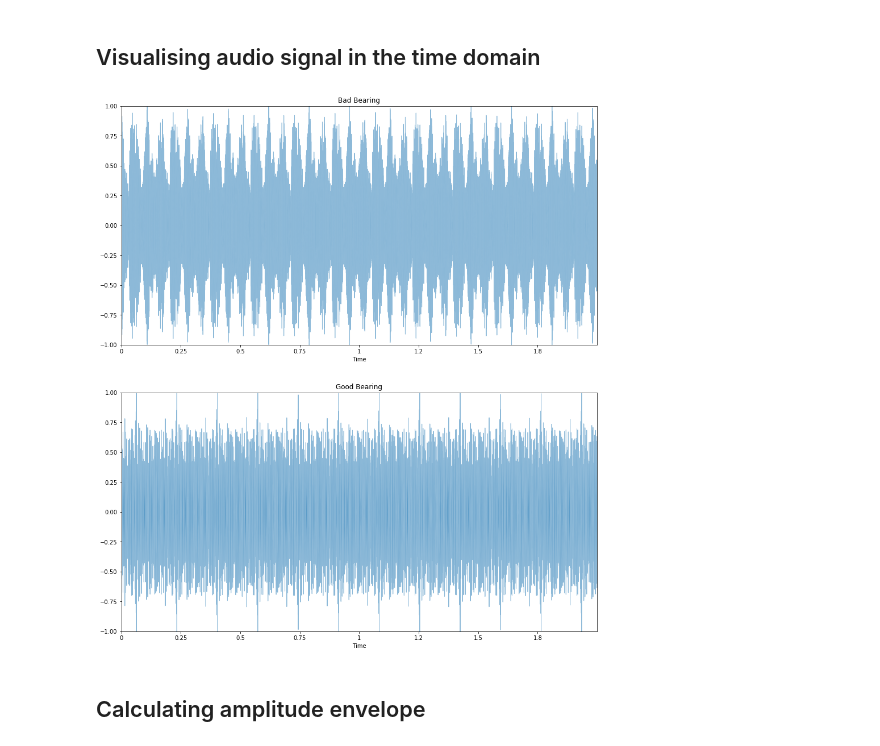
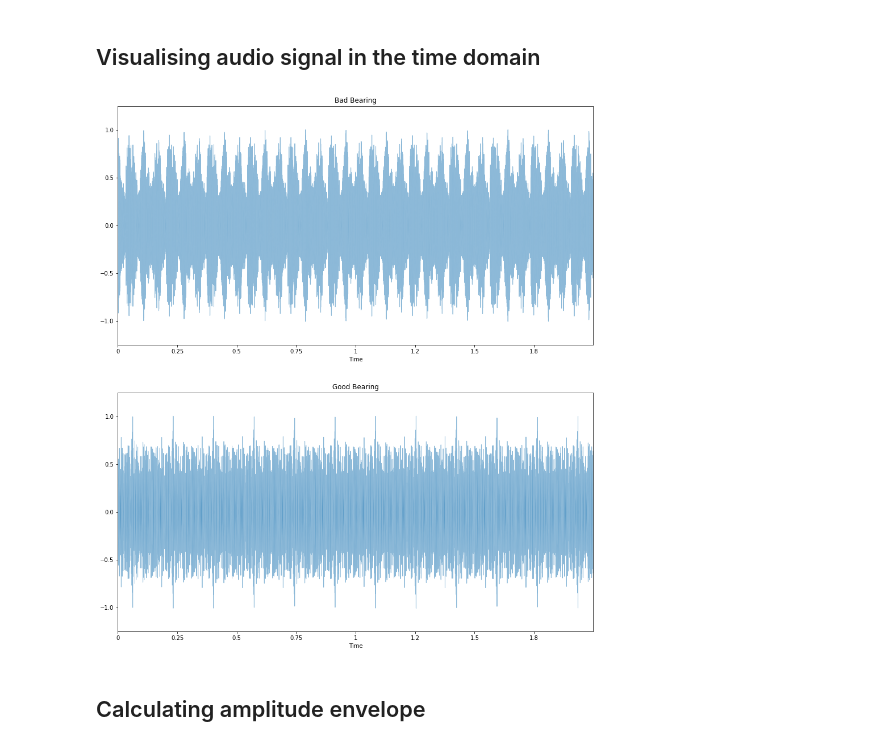
Before and after one commit to TyHuffman/AHU-5-Bearing-Fault, a Jupyter notebook: AHU-5 Audio Envelopes of Bad and Good Bearings.ipynb, the cells around one changed output. Saved outputs shown, nothing was run; the diff lists cells and outputs as text; code cells hidden in the pictures.

```diff
--- a/AHU-5 Audio Envelopes of Bad and Good Bearings.ipynb
+++ b/AHU-5 Audio Envelopes of Bad and Good Bearings.ipynb
@@ -58,19 +58,19 @@ The audio lasts for 1.9993650793650795 seconds
 # %%
 plt.figure(figsize=(15, 17))
 
 plt.subplot(2, 1, 1)
 librosa.display.waveplot(bad, alpha=0.5)
-plt.ylim((-1, 1))
+plt.ylim((-1.25, 1.25))
 plt.title("Bad Bearing")
 
 plt.subplot(2, 1, 2)
 librosa.display.waveplot(good, alpha=0.5)
-plt.ylim((-1, 1))
+plt.ylim((-1.25, 1.25))
 plt.title("Good Bearing")
 
 plt.show()
 # %% [output]
-[figure, old version]
+[figure, new version]
 # %% [markdown]
 ## Calculating amplitude envelope
 # %%
```
Also changed, not shown: parts of 3 cells of this notebook, 6 other files.
